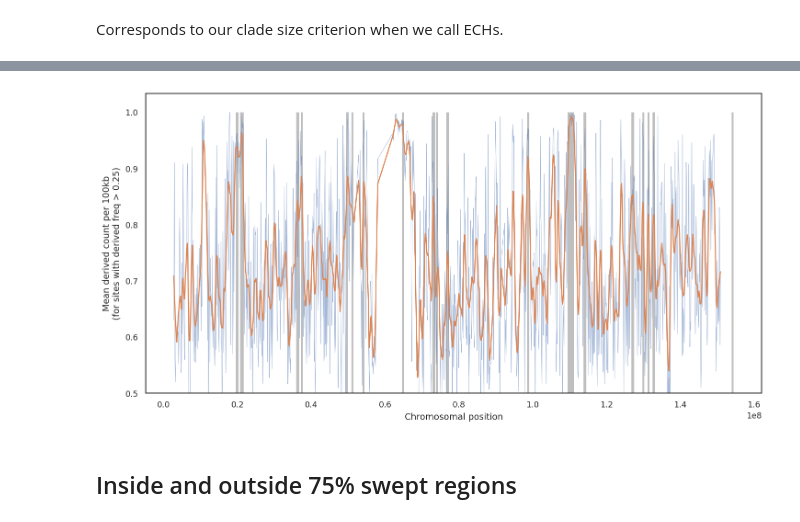
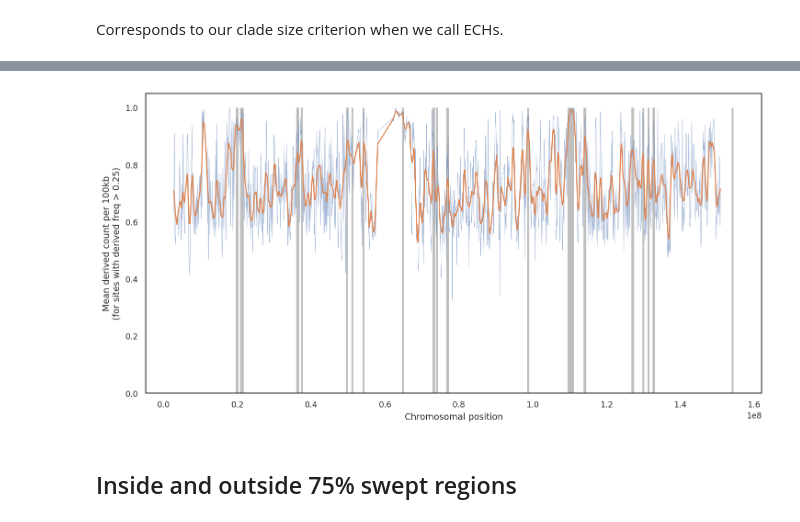
Before and after one commit to kaspermunch/humanXsweeps, a Jupyter notebook: notebooks/nb_24_derived_freqs.ipynb, the cells around one changed output, grey strips where cells are left out. Cells and saved outputs as stored; diff of their text form; code cells hidden in the pictures.

```diff
--- a/notebooks/nb_24_derived_freqs.ipynb
+++ b/notebooks/nb_24_derived_freqs.ipynb
@@ -437,0 +619,15 @@ df.head()
+# %%
+with sns.plotting_context('notebook'):
+    with sns.axes_style("ticks"):
+        g = sns.FacetGrid(data=df, row="ECH_freq_bin", hue="ECH_freq_bin",
+                          aspect=4, height=2, sharey=True)
+        g.map(plt.hist, 'freq', density=True, bins=30)
+        plt.xlabel('Derived allele frequency') ;
+
+        for ax in g.axes.flat:
+            g.set_titles(row_template = '{row_name}')
+
+        plt.subplots_adjust(hspace=1.)
+
+        # plt.savefig(str(ag.figures_dir / f'sfs_hist_by_ech_freq_full_{ech_calling_tag}.pdf'))
+        # plt.savefig(str(ag.figures_dir / f'sfs_hist_by_ech_freq_full_{ech_calling_tag}.png'))
@@ -437,0 +636,17 @@ df.head()
+# %%
+with sns.plotting_context('notebook'):
+    with sns.axes_style("ticks"):
+        g = sns.FacetGrid(data=df, row="ECH_freq_bin", hue="ECH_freq_bin",
+                          aspect=4, height=2, sharey=True)
+        g.map(plt.hist, 'freq', density=True, bins=30)
+        for ax in g.axes.flat:
+            ax.set_ylim(top=5)
+        plt.xlabel('Derived allele frequency') ;
+
+        for ax in g.axes.flat:
+            g.set_titles(row_template = '{row_name}')
+
+        plt.subplots_adjust(hspace=1.)
+
+        # plt.savefig(str(ag.figures_dir / f'sfs_hist_by_ech_freq_truncated_{ech_calling_tag}.pdf'))
+        # plt.savefig(str(ag.figures_dir / f'sfs_hist_by_ech_freq_truncated_{ech_calling_tag}.png'))
@@ -481,27 +682,38 @@ nonafr_derived_window_freqs.head()
 # %%
+min_freq = 0.25
+nonafr_derived_window_freqs = (derived_freqs
+                        .loc[(derived_freqs.region == 'nonAfrica') & (derived_freqs.freq > min_freq)]
+                        .groupby(['region', 'start', 'end'])
+                        .freq
+                        .agg(['mean', 'count'])
+                        .reset_index()
+                        .rename(columns={'mean': 'mean_freq', 'count': 'nr_snps'})
+                       )
+#nonafr_derived_window_freqs.head()
+
 with sns.axes_style('white'):
     fig, ax = plt.subplots(1, 1, figsize=(12, 6))
 
     p = ax.plot(nonafr_derived_window_freqs.start, nonafr_derived_window_freqs.mean_freq, linewidth=0.5, alpha=0.5)
 
     for tup in extended_peak_regions_75.itertuples():
-        base = 0.5
+        base = 0
         g = ax.add_patch(Rectangle((tup.start_pos, base), tup.end_pos-tup.start_pos, nonafr_derived_window_freqs.mean_freq.max()-base,
                      facecolor='gray',
                      linewidth=0,
                      alpha=0.5,
                      zorder=0))
     ax.set_ylim(bottom=base)
 
     fit = lowess(nonafr_derived_window_freqs.mean_freq, nonafr_derived_window_freqs.start, is_sorted=True, frac=0.01, it=0)
     ax.plot(fit[:,0], fit[:,1])
 
 #     ax.fill_between(plot_df.start, plot_df.mean_freq, plot_df.mean_freq.max(),
 #                     interpolate=False, color=p[-1].get_color(), alpha=0.2)
     ax.set_xlabel("Chromosomal position")
     ax.set_ylabel("Mean derived count per 100kb\n(for sites with derived freq > {})".format(min_freq))
 # %% [output]
-[figure, old version]
+[figure, new version]
 # %% [markdown]
 ## Inside and outside 75% swept regions
 # %% [raw]
```
Also changed, not shown: parts of 62 cells of this notebook, 22 other files.
